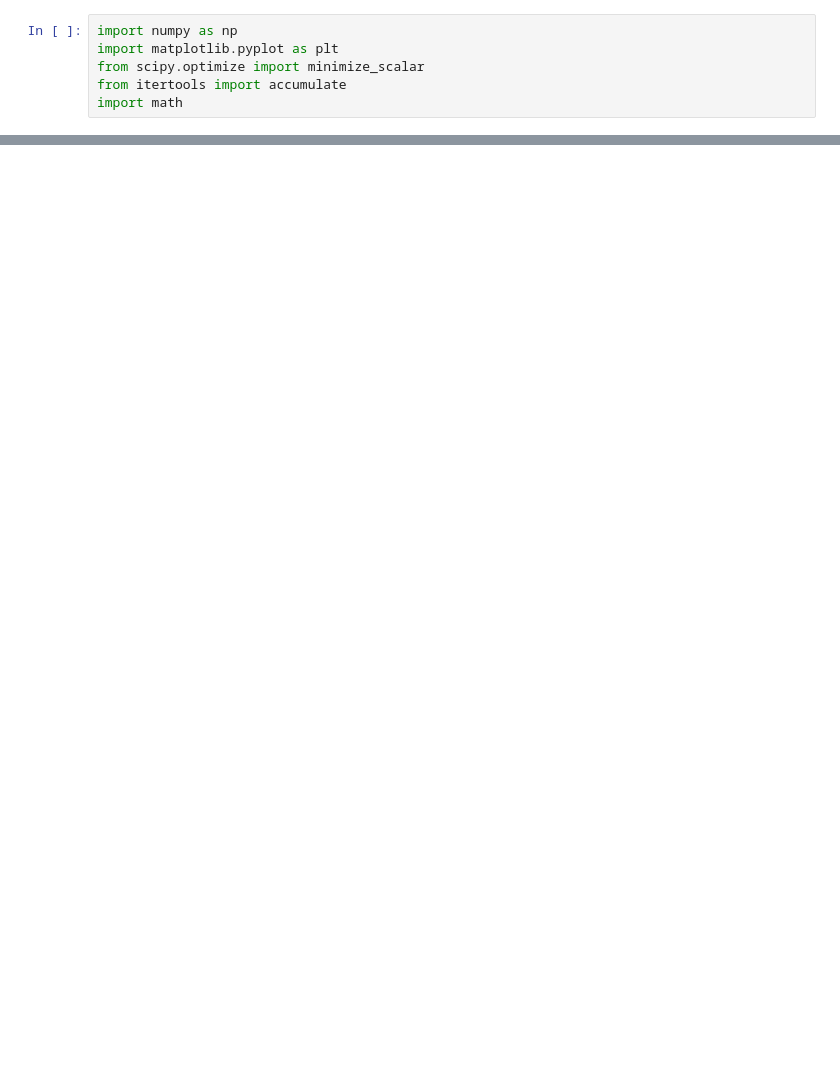
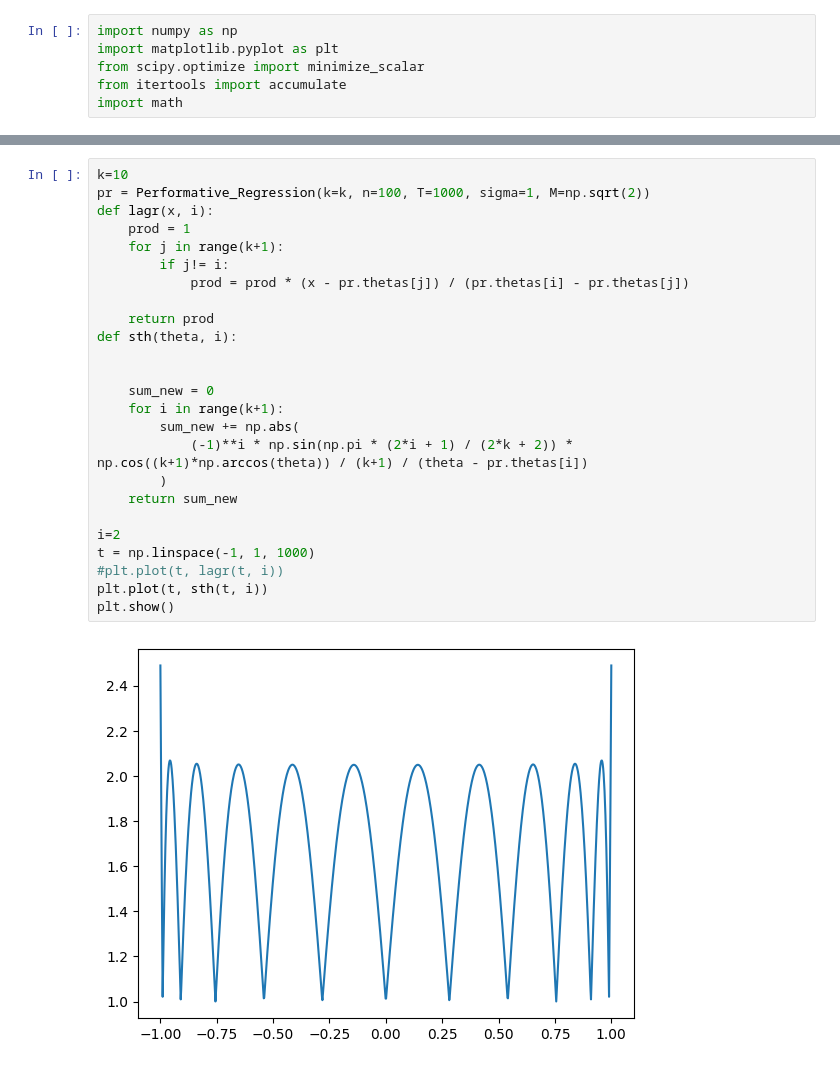
Before and after one commit to ivankirev13/Performative-Regression, a Jupyter notebook: performative_regression.ipynb, the cells around one changed output, grey strips where cells are left out. Cells and saved outputs as stored; diff of their text form; blank space fills up the shorter version.

```diff
--- a/performative_regression.ipynb
+++ b/performative_regression.ipynb
@@ -176,0 +200,27 @@ class Performative_Regression:
+# %%
+k=10
+pr = Performative_Regression(k=k, n=100, T=1000, sigma=1, M=np.sqrt(2))
+def lagr(x, i):
+    prod = 1
+    for j in range(k+1):
+        if j!= i:
+            prod = prod * (x - pr.thetas[j]) / (pr.thetas[i] - pr.thetas[j])
+
+    return prod
+def sth(theta, i):
+
+
+    sum_new = 0
+    for i in range(k+1):
+        sum_new += np.abs(
+            (-1)**i * np.sin(np.pi * (2*i + 1) / (2*k + 2)) * np.cos((k+1)*np.arccos(theta)) / (k+1) / (theta - pr.thetas[i])
+        )
+    return sum_new
+
+i=2
+t = np.linspace(-1, 1, 1000)
+#plt.plot(t, lagr(t, i))
+plt.plot(t, sth(t, i))
+plt.show()
+# %% [output]
+[figure, added]
```
Also changed, not shown: parts of 2 cells of this notebook.
